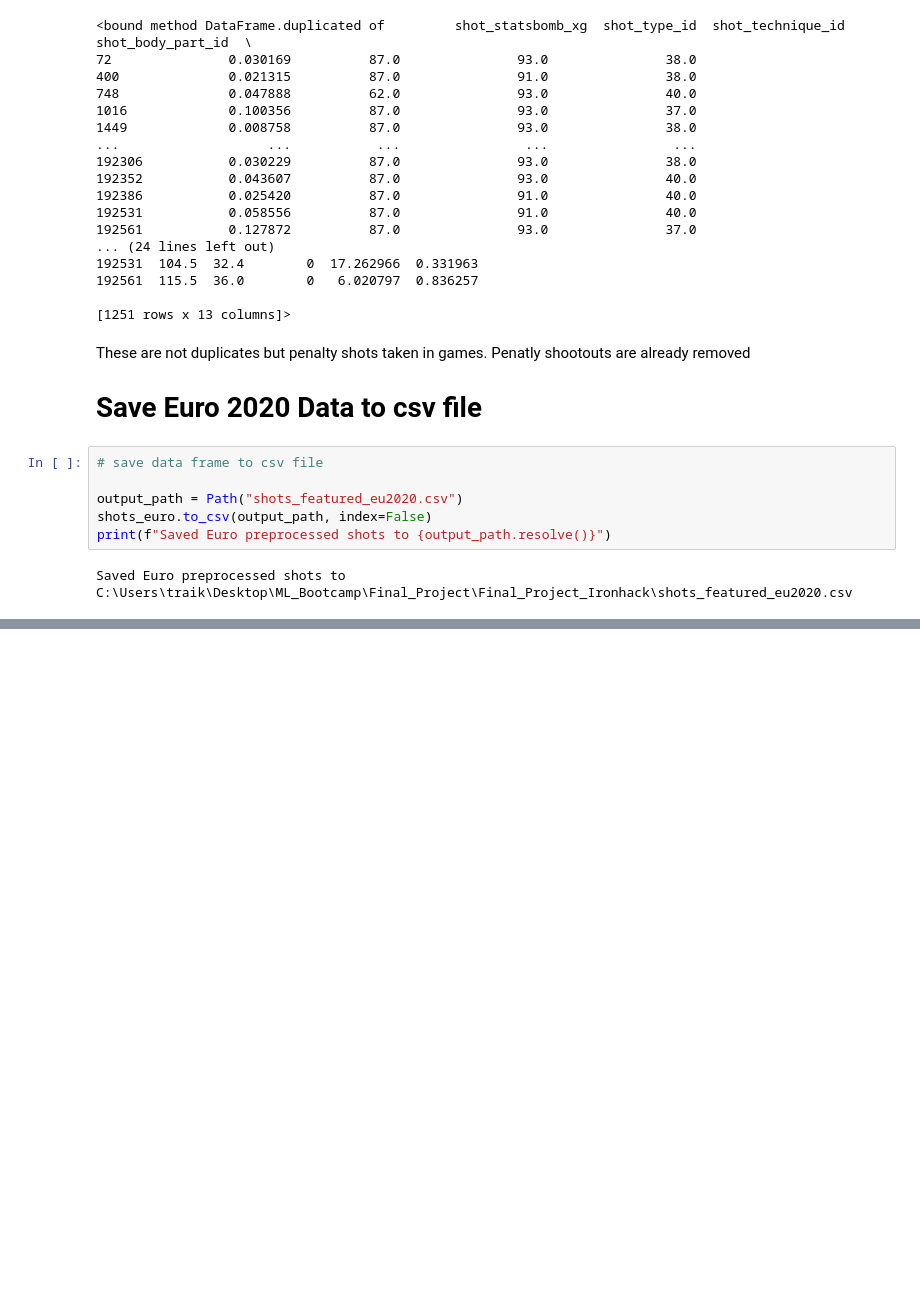
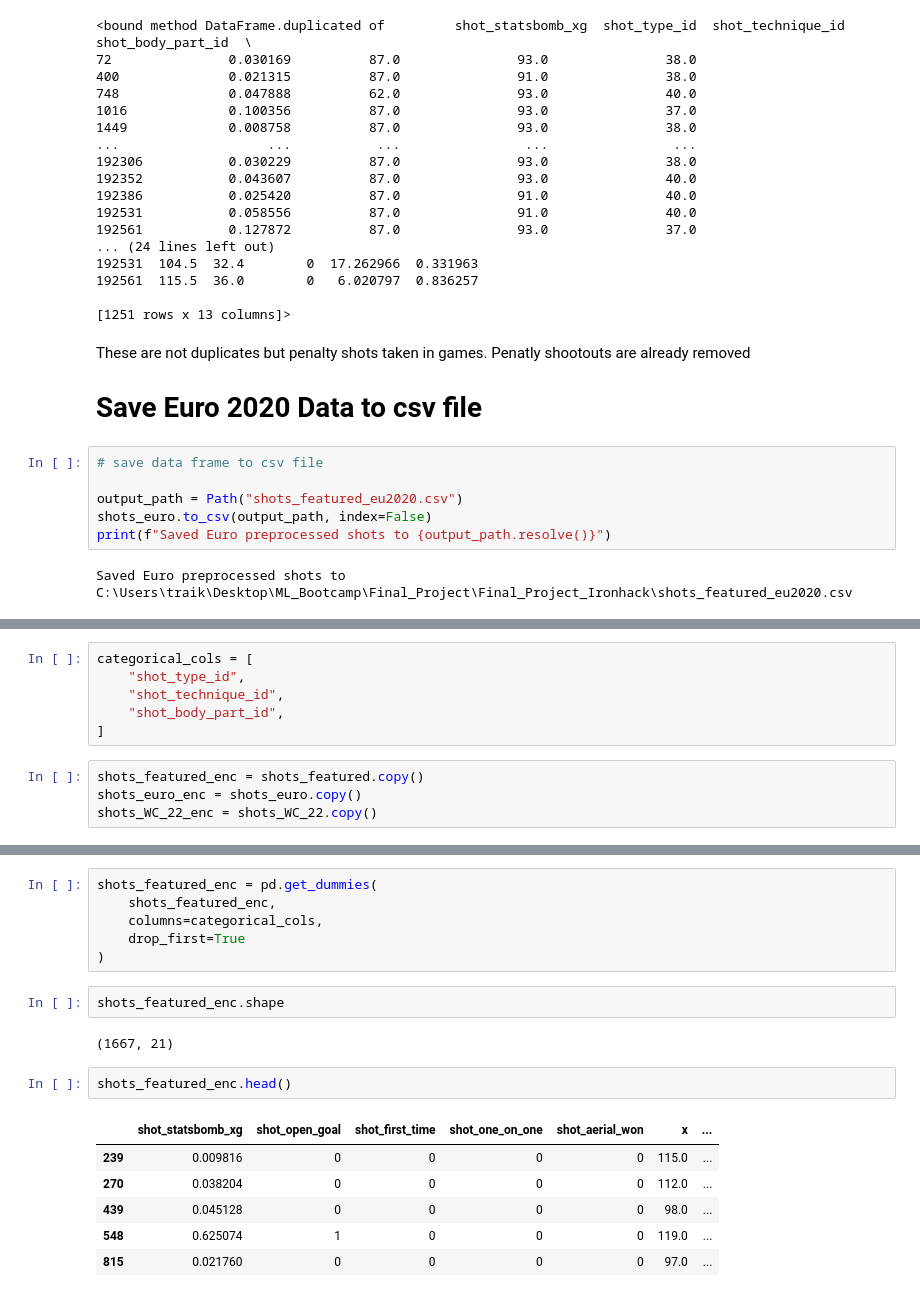
Before and after one commit to M-Traiki/Final_Project_Ironhack, a Jupyter notebook: preprocessing.ipynb, the cells around one changed output, grey strips where cells are left out. Saved outputs shown, nothing was run; the diff lists cells and outputs as text; blank space fills up the shorter version.

```diff
--- a/preprocessing.ipynb
+++ b/preprocessing.ipynb
@@ -623,0 +814,10 @@ Saved Euro preprocessed shots to C:\Users\traik\Desktop\ML_Bootcamp\Final_Projec
+# %%
+categorical_cols = [
+    "shot_type_id",
+    "shot_technique_id",
+    "shot_body_part_id",
+]
+# %%
+shots_featured_enc = shots_featured.copy()
+shots_euro_enc = shots_euro.copy()
+shots_WC_22_enc = shots_WC_22.copy()
@@ -623,0 +856,19 @@ Saved Euro preprocessed shots to C:\Users\traik\Desktop\ML_Bootcamp\Final_Projec
+# %%
+shots_featured_enc = pd.get_dummies(
+    shots_featured_enc,
+    columns=categorical_cols,
+    drop_first=True
+)
+# %%
+shots_featured_enc.shape
+# %% [output]
+(1667, 21)
+# %%
+shots_featured_enc.head()
+# %% [output]
+|  | shot_statsbomb_xg | shot_open_goal | shot_first_time | shot_one_on_one | shot_aerial_won | x | ... |
+| 239 | 0.009816 | 0 | 0 | 0 | 0 | 115.0 | ... |
+| 270 | 0.038204 | 0 | 0 | 0 | 0 | 112.0 | ... |
+| 439 | 0.045128 | 0 | 0 | 0 | 0 | 98.0 | ... |
+| 548 | 0.625074 | 1 | 0 | 0 | 0 | 119.0 | ... |
+| 815 | 0.021760 | 0 | 0 | 0 | 0 | 97.0 | ... |
```
Also changed, not shown: parts of 31 cells of this notebook, 1 other file.
